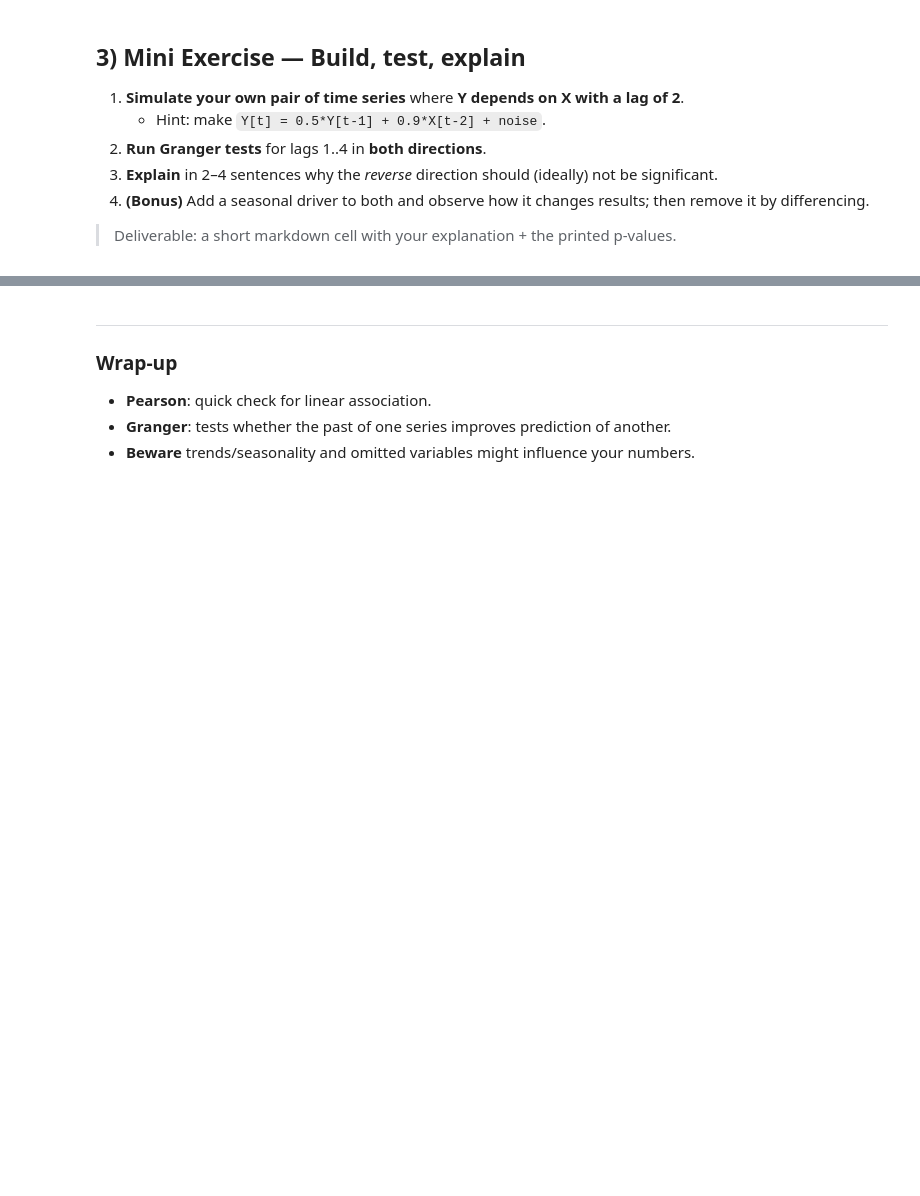
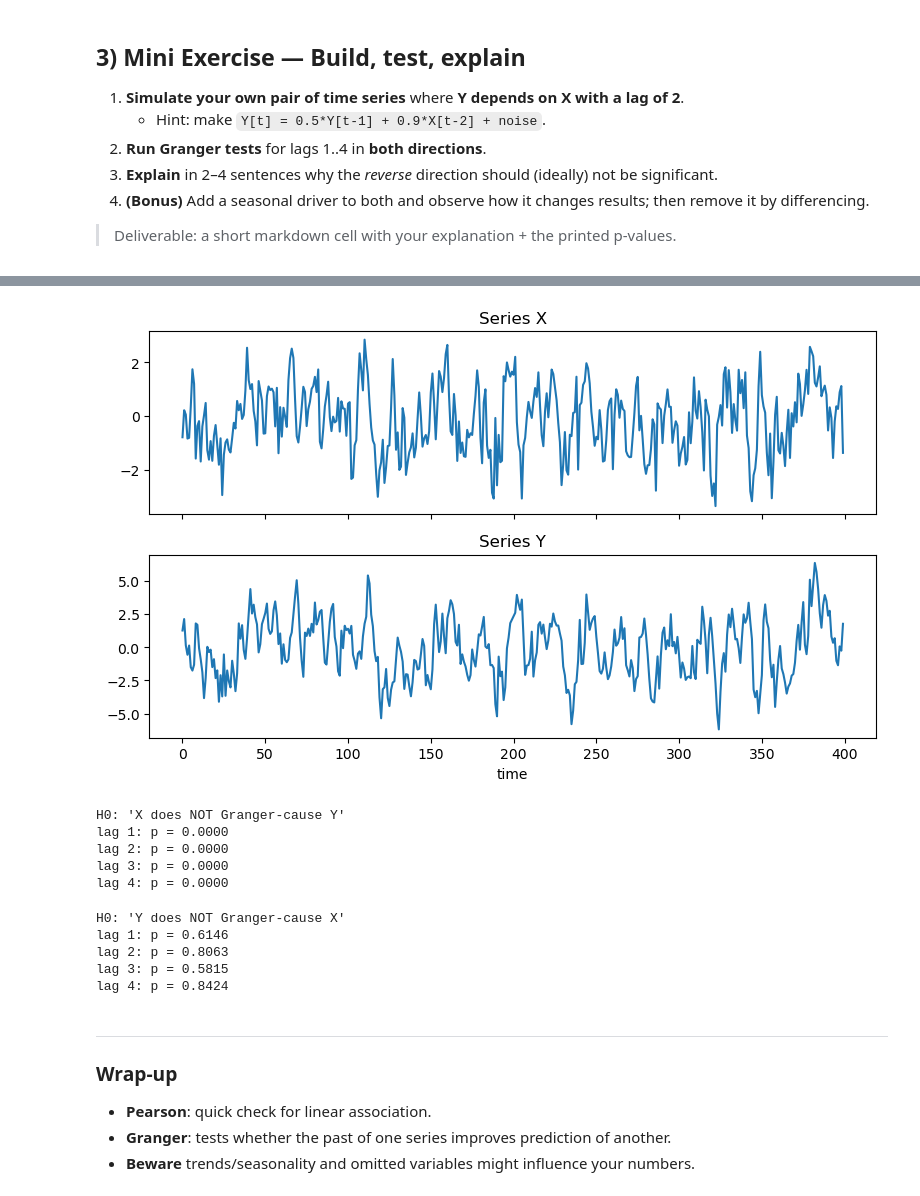
Before and after one commit to sullivankyle06/inference-and-causality-week2, a Jupyter notebook: notebooks/5_InferenceAndCausality_Week2_CorrelationVsCausation.ipynb, the cells around one changed output, grey strips where cells are left out. Saved outputs shown, nothing was run; the diff lists cells and outputs as text; code cells hidden in the pictures; blank space fills up the shorter version.

```diff
--- a/notebooks/5_InferenceAndCausality_Week2_CorrelationVsCausation.ipynb
+++ b/notebooks/5_InferenceAndCausality_Week2_CorrelationVsCausation.ipynb
@@ -145,3 +170,15 @@ for lag in range(1, maxlag+1):
 4. **(Bonus)** Add a seasonal driver to both and observe how it changes results; then remove it by differencing.
 
 > Deliverable: a short markdown cell with your explanation + the printed p-values.
+# %%
+def simulate_var1(n=400, burn=50, ax=0.7, ay=0.5, b_xy=0.9, b_yx=0.0, sx=1.0, sy=1.0):
+    X = np.zeros(n + burn)
+    Y = np.zeros(n + burn)
+    for t in range(1, n + burn):
+        X[t] = ax * X[t-1] + np.random.normal(scale=sx)
+        Y[t] = ay * Y[t-1] + b_xy * X[t-2] + np.random.normal(scale=sy)
+    return X[burn:], Y[burn:]
+
+X, Y = simulate_var1()
+df = pd.DataFrame({"X": X, "Y": Y})
+df.head()
@@ -148,2 +192,46 @@ for lag in range(1, maxlag+1):
+# %%
+# Quick look at what the series look like
+fig, axes = plt.subplots(2, 1, figsize=(8,5), sharex=True)
+axes[0].plot(df["X"])
+axes[0].set_title("Series X")
+axes[1].plot(df["Y"])
+axes[1].set_title("Series Y")
+axes[1].set_xlabel("time")
+plt.tight_layout()
+plt.show()
+# %% [output]
+[figure, added]
+# %%
+# Granger test: Does X (lags) help predict Y?
+# The function expects a 2D array with [Y, X] columns in this order.
+maxlag = 4
+print("H0: 'X does NOT Granger-cause Y'")
+res_xy = grangercausalitytests(df[["Y","X"]], maxlag=maxlag, verbose=False)
+for lag in range(1, maxlag+1):
+    pval = res_xy[lag][0]["ssr_ftest"][1]
+    print(f"lag {lag}: p = {pval:.4f}")
+
+# If the p values are small (e.g., < 0.05), we reject H0 and conclude that X Granger-causes Y.
+# %% [output]
+H0: 'X does NOT Granger-cause Y'
+lag 1: p = 0.0000
+lag 2: p = 0.0000
+lag 3: p = 0.0000
+lag 4: p = 0.0000
+# %%
+# Reverse direction: Does Y Granger-cause X? (should NOT, in our simulation)
+print("H0: 'Y does NOT Granger-cause X'")
+res_yx = grangercausalitytests(df[["X","Y"]], maxlag=maxlag, verbose=False)
+for lag in range(1, maxlag+1):
+    pval = res_yx[lag][0]["ssr_ftest"][1]
+    print(f"lag {lag}: p = {pval:.4f}")
+
+# If the p values are small (e.g., < 0.05), we reject H0 and conclude that Y Granger-causes X.
+# %% [output]
+H0: 'Y does NOT Granger-cause X'
+lag 1: p = 0.6146
+lag 2: p = 0.8063
+lag 3: p = 0.5815
+lag 4: p = 0.8424
 # %%
 # Your answer goes here.
```
Also changed, not shown: parts of 8 cells of this notebook.
